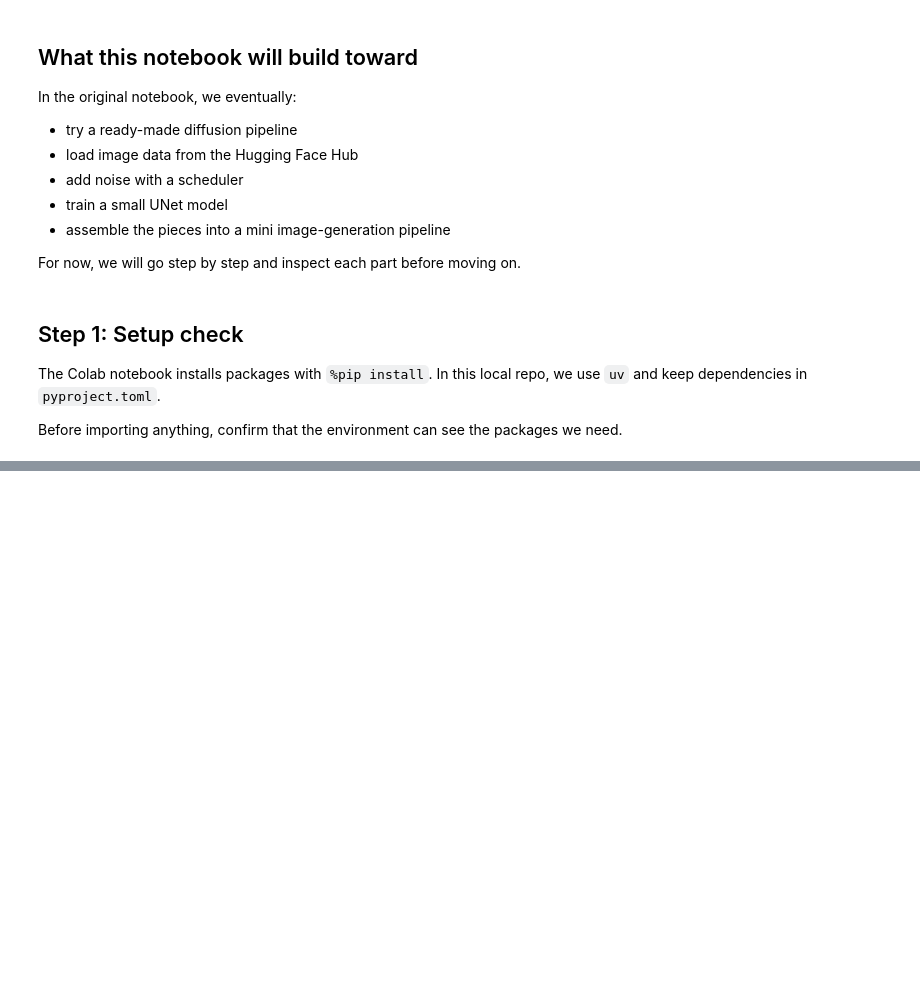
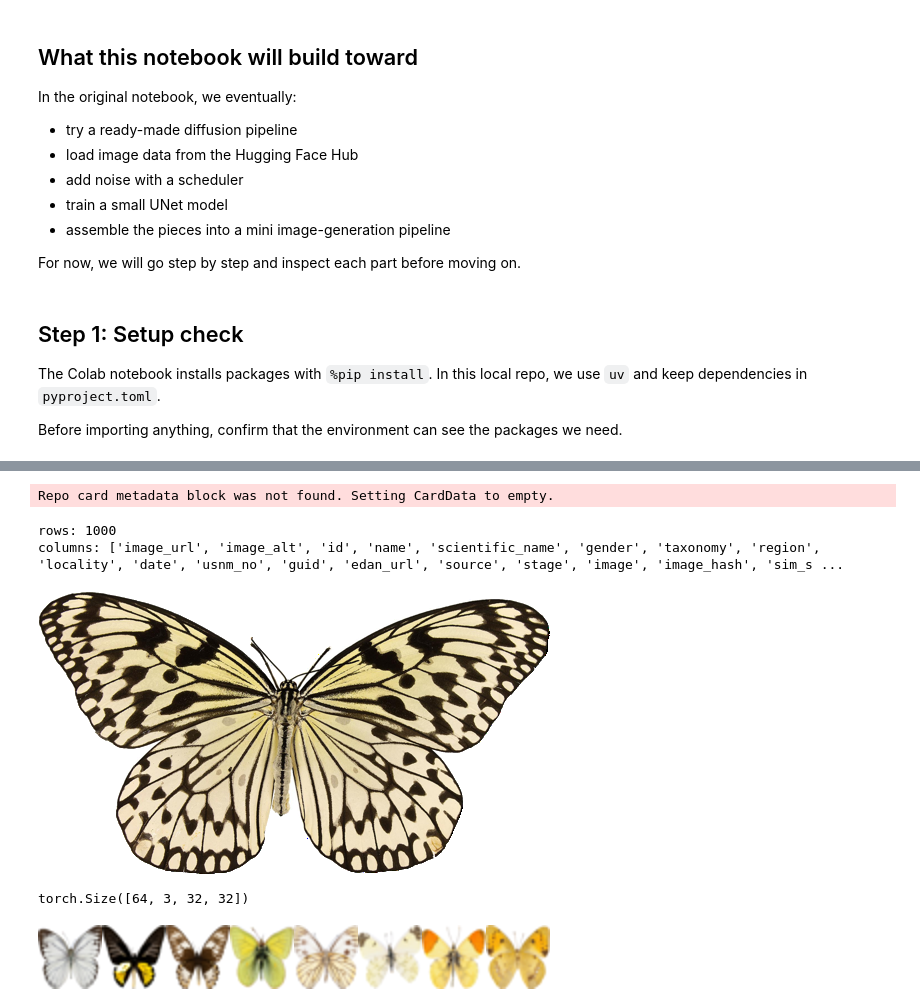
Before and after one commit to majorgilles/visual-genai-lab-curriculum, a Jupyter notebook: notebooks/06_hf_diffusion_unit1_intro.ipynb, the cells around one changed output, grey strips where cells are left out. Cells and saved outputs as stored; diff of their text form; code cells hidden in the pictures; blank space fills up the shorter version.

Commit message:
chore: update `06_hf_diffusion_unit1_intro.ipynb` with refined descriptions, improved local setup, and dataset integration

```diff
--- a/notebooks/06_hf_diffusion_unit1_intro.ipynb
+++ b/notebooks/06_hf_diffusion_unit1_intro.ipynb
@@ -88,0 +85,60 @@ def make_grid(images: list[Image.Image], size: int = 64) -> Image.Image:
+# %%
+from datasets import load_dataset
+
+dataset = load_dataset("huggan/smithsonian_butterflies_subset", split="train")
+
+print("rows:", len(dataset))
+print("columns:", dataset.column_names)
+
+dataset[0]["image"]
+# %% [output]
+Repo card metadata block was not found. Setting CardData to empty.
+rows: 1000
+columns: ['image_url', 'image_alt', 'id', 'name', 'scientific_name', 'gender', 'taxonomy', 'region', 'locality', 'date', 'usnm_no', 'guid', 'edan_url', 'source', 'stage', 'image', 'image_hash', 'sim_s ...
+[figure, added]
+# %%
+from torchvision import transforms
+
+image_size = 32
+batch_size = 64
+
+preprocess = transforms.Compose(
+    [
+        transforms.Resize((image_size, image_size)),
+        transforms.RandomHorizontalFlip(),
+        transforms.ToTensor(),
+        transforms.Normalize([0.5], [0.5]),
+    ]
+)
+
+
+def transform(examples: dict[str, list[Image.Image]]) -> dict[str, list[torch.Tensor]]:
+    """Preprocess butterfly images for diffusion training.
+
+    Args:
+        examples: A batch of dataset rows containing PIL images.
+
+    Returns:
+        A dictionary with transformed image tensors.
+    """
+    images = [preprocess(image.convert("RGB")) for image in examples["image"]]
+    return {"images": images}
+
+
+dataset.set_transform(transform)
+
+train_dataloader = torch.utils.data.DataLoader(
+    dataset,
+    batch_size=batch_size,
+    shuffle=True,
+)
+
+batch = next(iter(train_dataloader))
+print(batch["images"].shape)
+
+show_images = make_grid([transforms.ToPILImage()((image * 0.5 + 0.5).clamp(0, 1)) for image in batch["images"][:8]])
+
+show_images
+# %% [output]
+torch.Size([64, 3, 32, 32])
+[figure, added]
```
Also changed, not shown: parts of 6 cells of this notebook.
